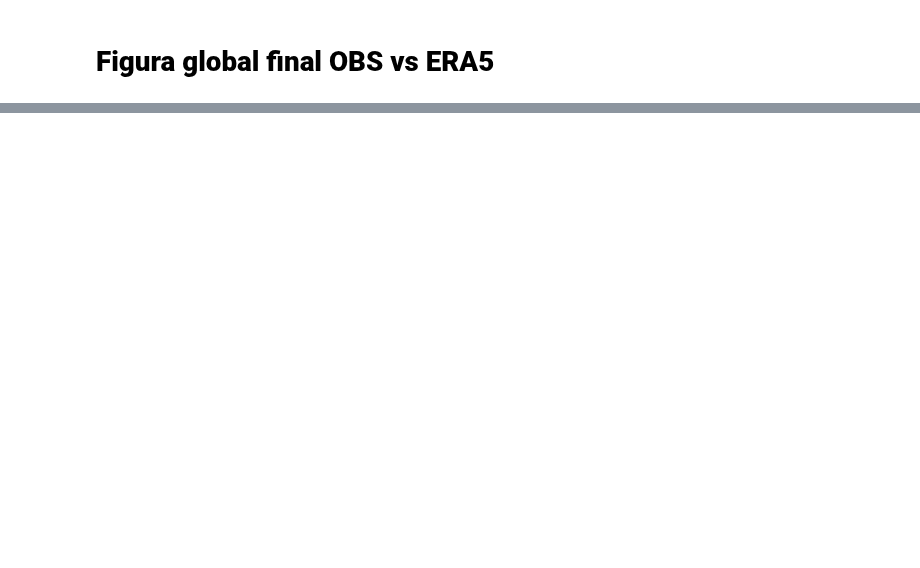
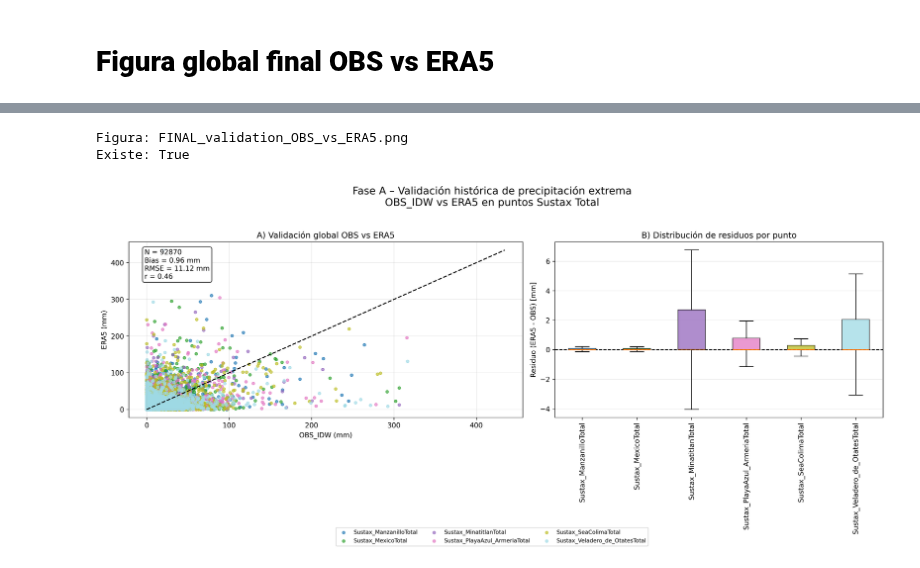
Before and after one commit to RenteriaRaul/Doctorado-DCAG, a Jupyter notebook: notebooks/sustax/02_sustax_validation_obs_vs_era5.ipynb, the cells around one changed output, grey strips where cells are left out. Cells and saved outputs as stored; diff of their text form; code cells hidden in the pictures; blank space fills up the shorter version.

```diff
--- a/notebooks/sustax/02_sustax_validation_obs_vs_era5.ipynb
+++ b/notebooks/sustax/02_sustax_validation_obs_vs_era5.ipynb
@@ -651,0 +144,18 @@ Figura final guardada en:
+# %%
+from IPython.display import Image, display
+import os
+
+figuras_clave = [
+    "FINAL_validation_OBS_vs_ERA5.png",
+]
+
+for nombre in figuras_clave:
+    fp = os.path.join(PHASE_A_OUT_FOLDER, nombre)
+    print("\nFigura:", nombre)
+    print("Existe:", os.path.exists(fp))
+    if os.path.exists(fp):
+        display(Image(filename=fp))
+# %% [output]
+Figura: FINAL_validation_OBS_vs_ERA5.png
+Existe: True
+[figure, added]
```
Also changed, not shown: parts of 14 cells of this notebook.
